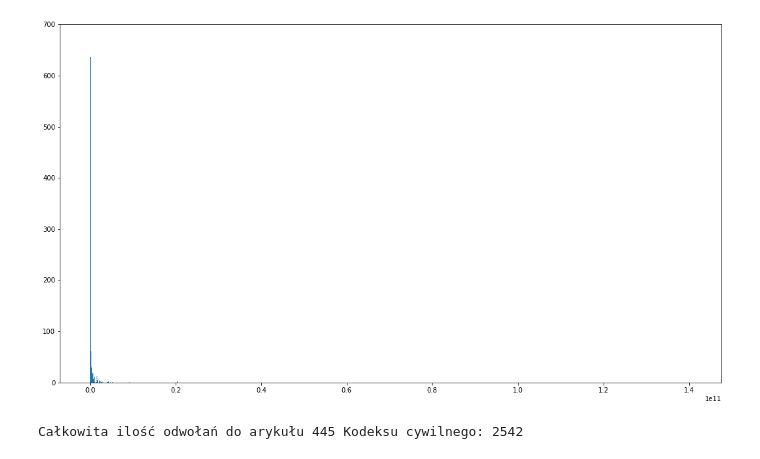
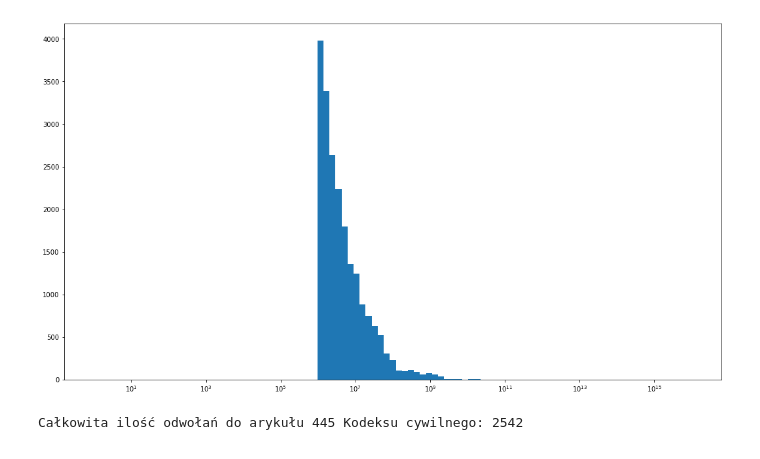
Before and after one commit to nagrael/pjn, a Jupyter notebook: zad1.ipynb, the cells around one changed output. Saved outputs shown, nothing was run; the diff lists cells and outputs as text; code cells hidden in the pictures.

```diff
--- a/zad1.ipynb
+++ b/zad1.ipynb
@@ -11,6 +10,6 @@ import pickle
 import bisect
 # %%
-first_reg =r"\b((\d{1,3}[\s.]+(\d{3}[\s.]+)*\d{3}|\d+)([,]\s?\d{0,2})*)((?= ((\((.+?)\))|(starych)|(-)|(mln)|(tys[.]?))(?= (\bzłote\b|\bzłotych\b|\bzł\b|\bPLN\b)))|(?= (\bzłote\b|\bzł\b|\bzłotych\b|\bPLN\b)))"
+first_reg =r"\b((\d{1,3}[\s.]+(\d{3}[\s.]+)*\d{3}|\d+)([,]\s?\d{0,2})*)((?= ((\((.+?)\))|(starych)|(-)|(mln)|(milion)|(milionów)|(miliona)|(tys[.]?)|(tysięcy)|(tysiąca))(?= (\bzłote\b|\bzłotych\b|\bzł\b|\bPLN\b)))|(?= (\bzłote\b|\bzł\b|\bzłotych\b|\bPLN\b)))"
 second_reg1 = r"(23 kwietnia 1964)"
 second_reg2 = r'(art. 445)|(artykuł 445)'
 second_reg3 = r'(23 kwietnia 1964\s*)(?= .{0,70}((Kodeks cywilny)|(kodeksu cywilnego))?.{0,70}((art. 445[,.]?)|(artykuł 445[,.]?)))|((445[,.]?)(?= .{0,70}23 kwietnia 1964))'
@@ -41,20 +40,20 @@ tar = tarfile.open("saos-dump-23.02.2018.tar.gz", "r:gz")
 res = []
 count = 0
 count_1 = 0
+count_2 = 0
 for x in get_next(tar):
     for y in range(len(x['items'])):
         flag = True
-
         try:
-
             if(given_date(x['items'][y]['judgmentDate'])):
                 for r in reg1.findall((x['items'][y]['textContent'])):
+                    count_2 +=1
                     d = float(r[0].replace("\xa0", "").replace("\n", "").replace("\u2002", "").replace(" ", "").replace(".", "").replace(",","."))
                     for l in range(len(r)):
-                        if l == 'mln':
+                        if l == 'mln' or l == 'milion' or l == 'milionów' or l == 'miliona':
                             d = d*1e6
                             break
-                        if l == 'tys' or l == 'tys.':
+                        if l == 'tys' or l == 'tys.' or l == 'tysięcy' or l == 'tysiąca':
                             d = d*1e3
                             break
                     res.append(d)
@@ -75,3 +74,4 @@ for x in get_next(tar):
 
 res.sort()
 tar.close()
+print(count_2)
@@ -102,13 +102,12 @@ plt.show()
 # %%
 plt.figure(figsize=(18,10))
-bins = np.linspace(math.ceil(min(list_b)),
-                   math.floor(max(list_b)),
-                   3000)
-plt.ylim(0, 700)
+bins = np.logspace(0, 16, 100)
+# plt.ylim(0, 50000)
 plt.hist(list_b, bins=bins)
+plt.gca().set_xscale("log")
 plt.show()
 # %% [output]
-[figure, old version]
+[figure, new version]
 # %%
 print("Całkowita ilość odwołań do arykułu 445 Kodeksu cywilnego: {0}".format(str(count)))
 # %% [output]
```
Also changed, not shown: parts of 4 cells of this notebook.
